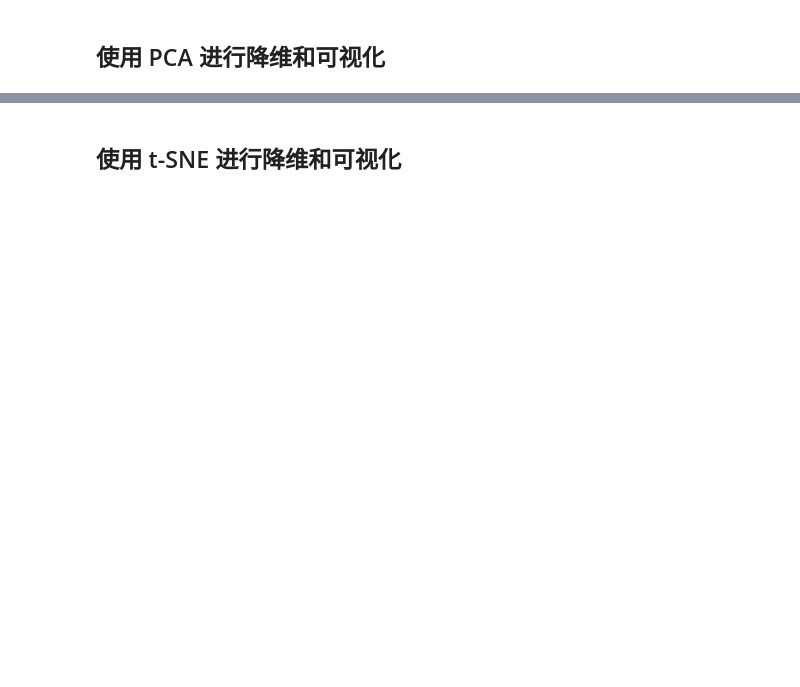
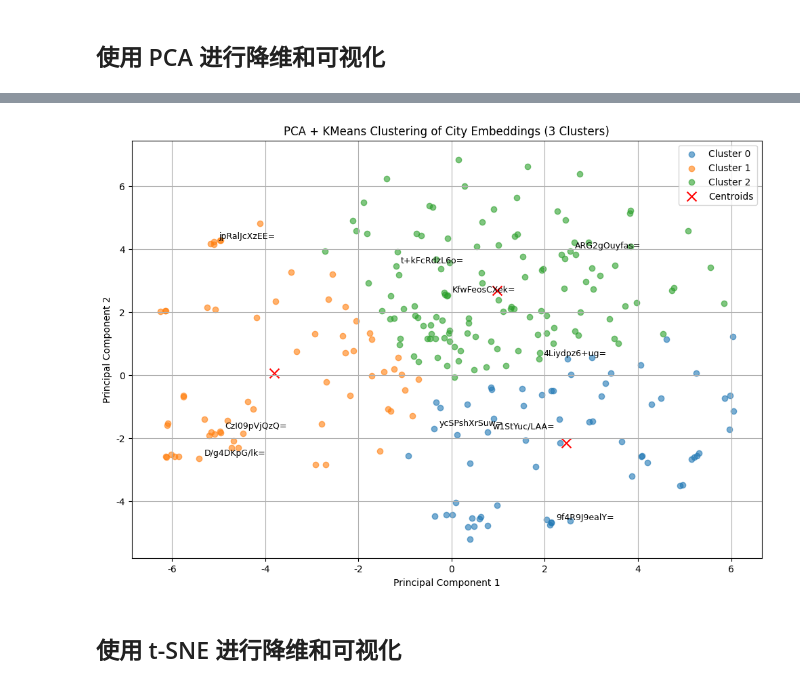
Before and after one commit to Yu-Code666/hh, a Jupyter notebook: 课题1/表示学习.ipynb, the cells around one changed output, grey strips where cells are left out. Saved outputs shown, nothing was run; the diff lists cells and outputs as text; code cells hidden in the pictures; blank space fills up the shorter version.

```diff
--- a/课题1/表示学习.ipynb
+++ b/课题1/表示学习.ipynb
@@ -173,3 +171,41 @@ plt.show()
+# %%
+from sklearn.decomposition import PCA
+from sklearn.cluster import KMeans
+import matplotlib.pyplot as plt
+# ====================
+# 3. 使用 KMeans 进行聚类（3 个簇）
+# ====================
+num_clusters = 3  # 将簇数设置为 3
+kmeans = KMeans(n_clusters=num_clusters, random_state=42)
+city_clusters = kmeans.fit_predict(reduced_vectors)
+
+# ====================
+# 4. 绘制聚类结果
+# ====================
+plt.figure(figsize=(12, 8))
+
+# 绘制每个簇的城市
+for cluster_id in range(num_clusters):
+    cluster_points = reduced_vectors[city_clusters == cluster_id]
+    plt.scatter(cluster_points[:, 0], cluster_points[:, 1], label=f'Cluster {cluster_id}', alpha=0.6)
+
+# 绘制城市名称（仅显示前10个城市）
+for i, city in enumerate(cities):
+    if i < 10:
+        plt.text(reduced_vectors[i, 0] + 0.1, reduced_vectors[i, 1] + 0.1, city, fontsize=9)
+
+# 绘制簇中心点
+centroids = kmeans.cluster_centers_
+plt.scatter(centroids[:, 0], centroids[:, 1], c='red', marker='x', s=100, label='Centroids')
+
+plt.title("PCA + KMeans Clustering of City Embeddings (3 Clusters)")
+plt.xlabel("Principal Component 1")
+plt.ylabel("Principal Component 2")
+plt.legend()
+plt.grid(True)
+plt.show()
+# %% [output]
+[figure, added]
 # %% [markdown]
 ## 使用 t-SNE 进行降维和可视化
 # %%
```
Also changed, not shown: parts of 7 cells of this notebook, 6 other files.
